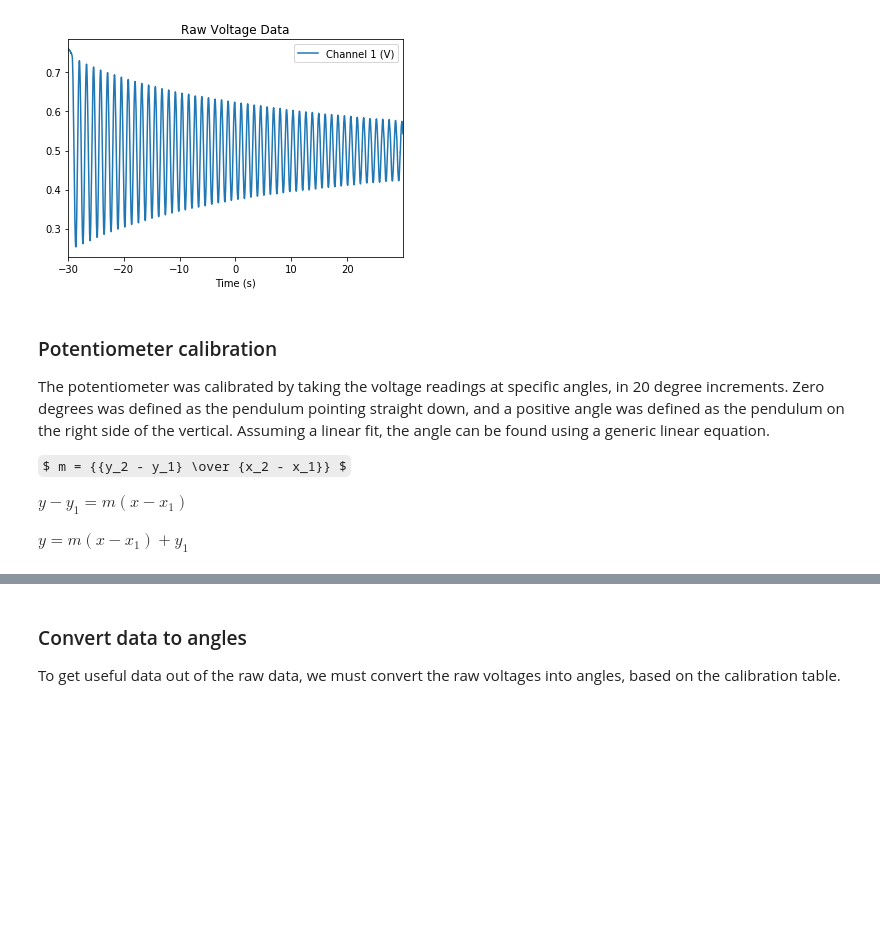
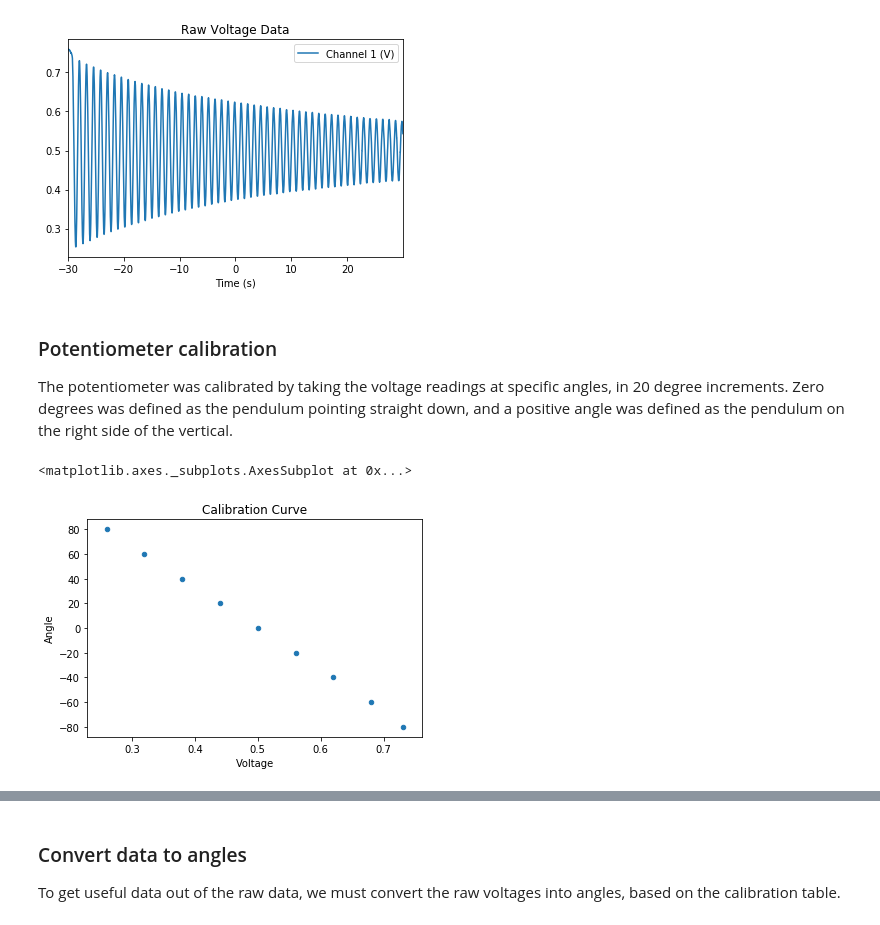
Before and after one commit to wsh32/isim, a Jupyter notebook: lab1/lab1_pendulum.ipynb, the cells around one changed output, grey strips where cells are left out. Drawn from its saved outputs; the diff is of its cells as text; code cells hidden in the pictures; some formulas as TeX source; blank space fills up the shorter version.

```diff
--- a/lab1/lab1_pendulum.ipynb
+++ b/lab1/lab1_pendulum.ipynb
@@ -36,10 +36,12 @@ data.plot('Time (s)', 'Channel 1 (V)', title='Raw Voltage Data')
 # %% [markdown]
 ### Potentiometer calibration
 
-The potentiometer was calibrated by taking the voltage readings at specific angles, in 20 degree increments. Zero degrees was defined as the pendulum pointing straight down, and a positive angle was defined as the pendulum on the right side of the vertical. Assuming a linear fit, the angle can be found using a generic linear equation.
-
-$ m = {{y_2 - y_1} \over {x_2 - x_1}} $
-
-$ y - y_1 = m (x - x_1)$
-
-$ y = m (x - x_1) + y_1 $
+The potentiometer was calibrated by taking the voltage readings at specific angles, in 20 degree increments. Zero degrees was defined as the pendulum pointing straight down, and a positive angle was defined as the pendulum on the right side of the vertical.
+# %%
+# Plot calibration curve
+calibration_data_df = pd.DataFrame(calibration_data)
+calibration_data_df.columns = ['Angle', 'Voltage']
+calibration_data_df.plot.scatter('Voltage', 'Angle', title='Calibration Curve')
+# %% [output]
+<matplotlib.axes._subplots.AxesSubplot at 0x...>
+[figure, added]
```
Also changed, not shown: parts of 2 cells of this notebook, 2 other files.
